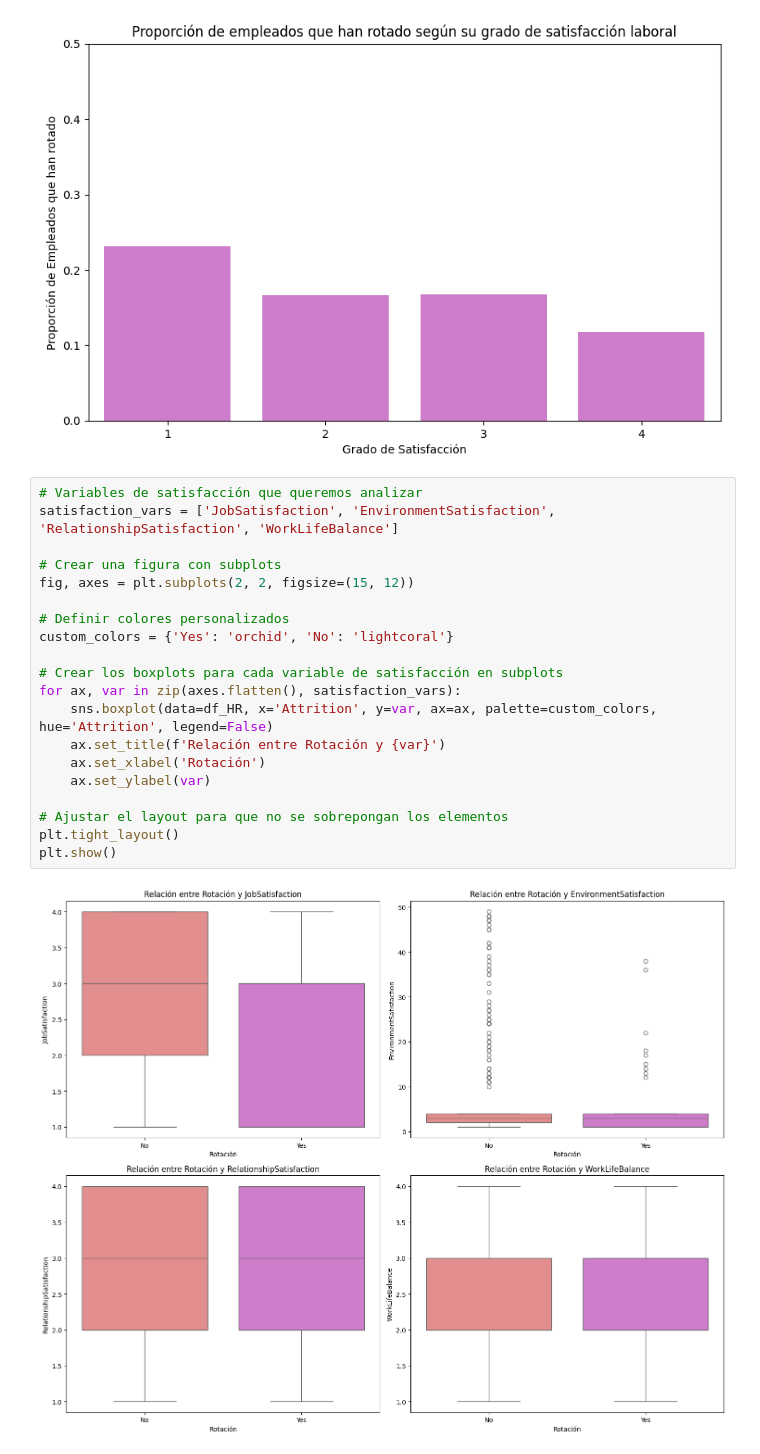
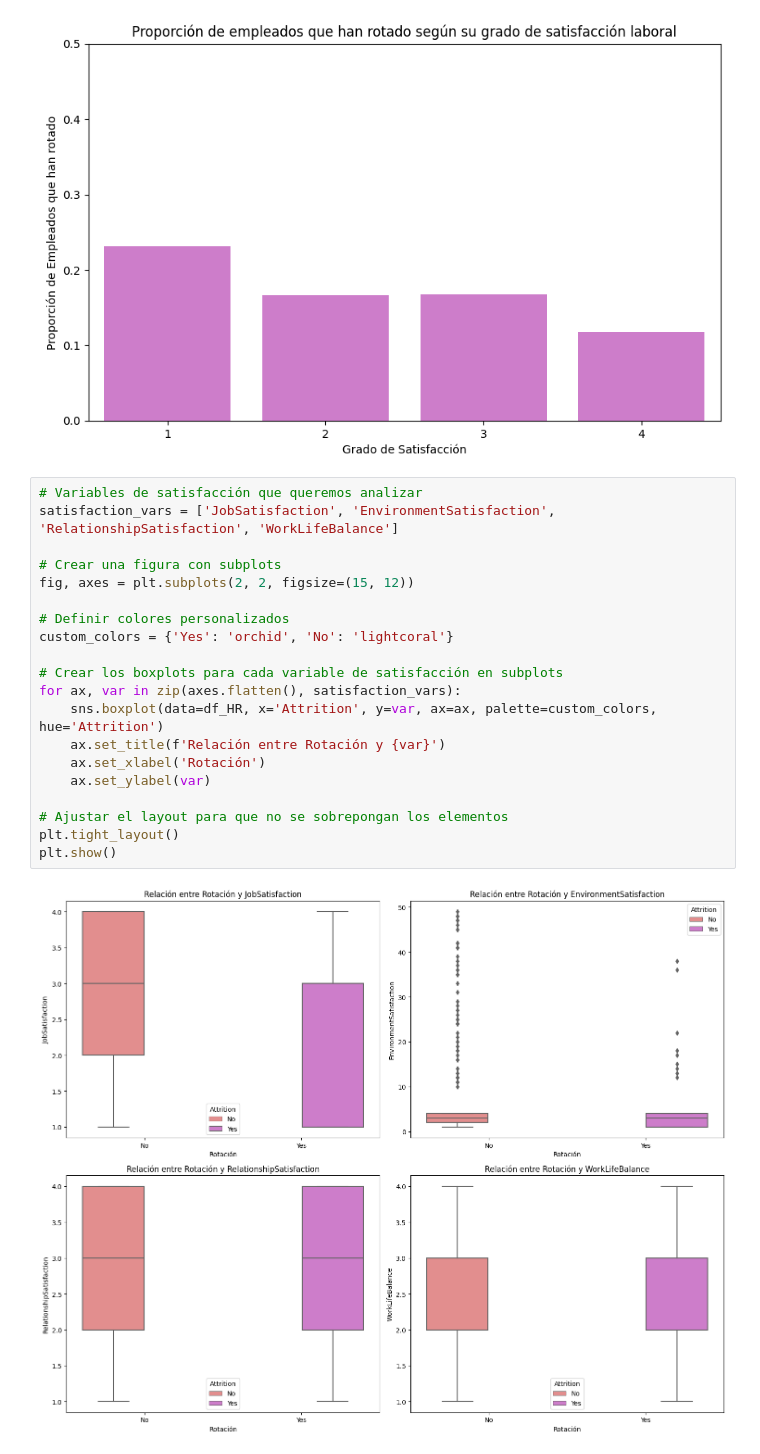
Before and after one commit to TaniaGraff/project-da-promo-angela-modulo-3-team-3, a Jupyter notebook: graficos_sprint2.ipynb, the cells around one changed output. Saved outputs shown, nothing was run; the diff lists cells and outputs as text.

```diff
--- a/graficos_sprint2.ipynb
+++ b/graficos_sprint2.ipynb
@@ -94,25 +94,25 @@ plt.show()
 # %%
 # Variables de satisfacción que queremos analizar
 satisfaction_vars = ['JobSatisfaction', 'EnvironmentSatisfaction', 'RelationshipSatisfaction', 'WorkLifeBalance']
 
 # Crear una figura con subplots
 fig, axes = plt.subplots(2, 2, figsize=(15, 12))
 
 # Definir colores personalizados
 custom_colors = {'Yes': 'orchid', 'No': 'lightcoral'}
 
 # Crear los boxplots para cada variable de satisfacción en subplots
 for ax, var in zip(axes.flatten(), satisfaction_vars):
-    sns.boxplot(data=df_HR, x='Attrition', y=var, ax=ax, palette=custom_colors, hue='Attrition', legend=False)
+    sns.boxplot(data=df_HR, x='Attrition', y=var, ax=ax, palette=custom_colors, hue='Attrition')
     ax.set_title(f'Relación entre Rotación y {var}')
     ax.set_xlabel('Rotación')
     ax.set_ylabel(var)
 
 # Ajustar el layout para que no se sobrepongan los elementos
 plt.tight_layout()
 plt.show()
 # %% [output]
-[figure, old version]
+[figure, new version]
 # %%
 # Crear el gráfico de boxplot para salario vs rotación
 plt.figure(figsize=(10, 6))
```
Also changed, not shown: parts of 5 cells of this notebook.
